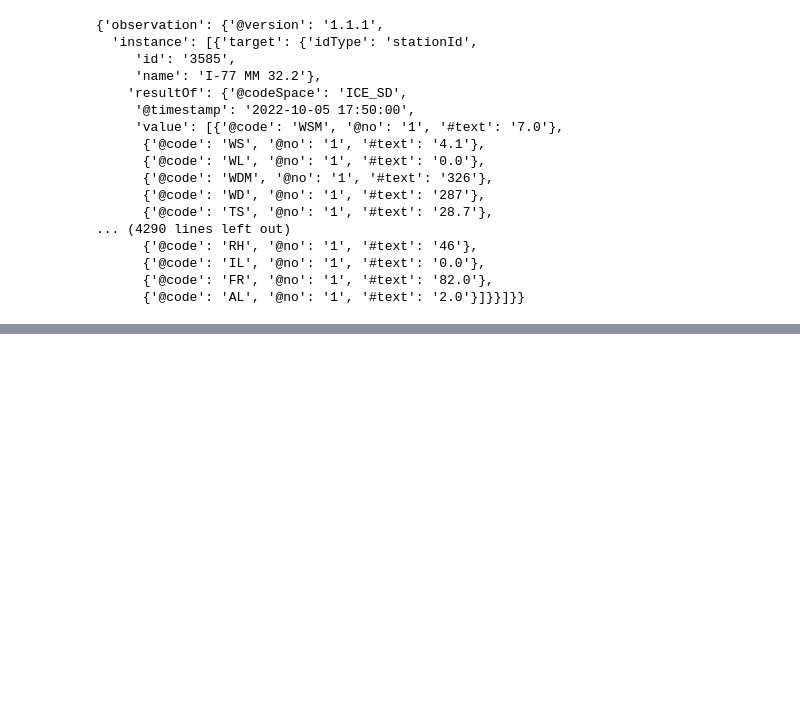
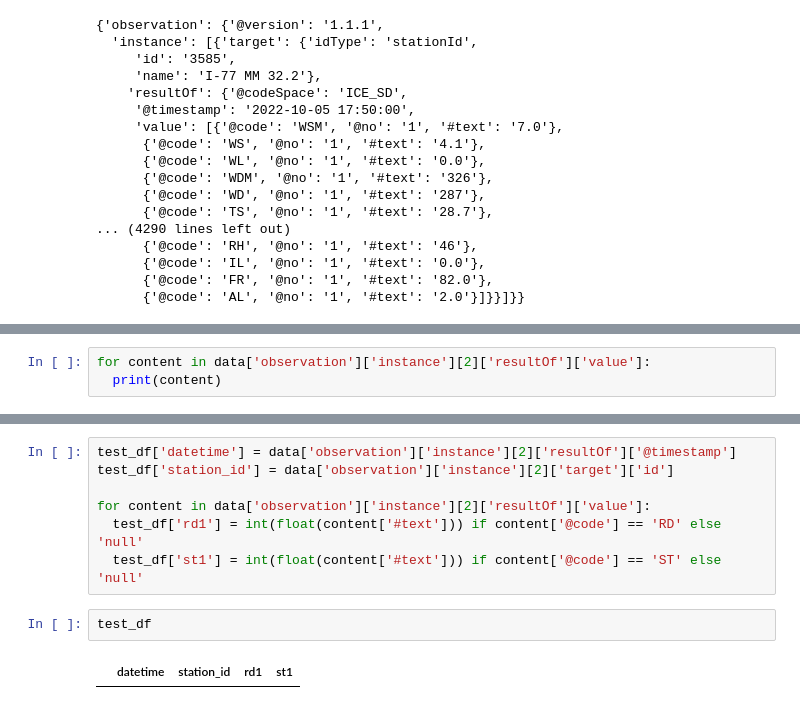
Before and after one commit to canon14/ETL-Projects, a Jupyter notebook: CS50P_HW.ipynb, the cells around one changed output, grey strips where cells are left out. Drawn from its saved outputs; the diff is of its cells as text; blank space fills up the shorter version.

```diff
--- a/CS50P_HW.ipynb
+++ b/CS50P_HW.ipynb
@@ -116,0 +101,3 @@ ValueError: ignored
+# %%
+for content in data['observation']['instance'][2]['resultOf']['value']:
+  print(content)
@@ -116,0 +122,11 @@ ValueError: ignored
+# %%
+test_df['datetime'] = data['observation']['instance'][2]['resultOf']['@timestamp']
+test_df['station_id'] = data['observation']['instance'][2]['target']['id']
+
+for content in data['observation']['instance'][2]['resultOf']['value']:
+  test_df['rd1'] = int(float(content['#text'])) if content['@code'] == 'RD' else 'null'
+  test_df['st1'] = int(float(content['#text'])) if content['@code'] == 'ST' else 'null'
+# %%
+test_df
+# %% [output]
+|  | datetime | station_id | rd1 | st1 |
```
Also changed, not shown: parts of 6 cells of this notebook.
